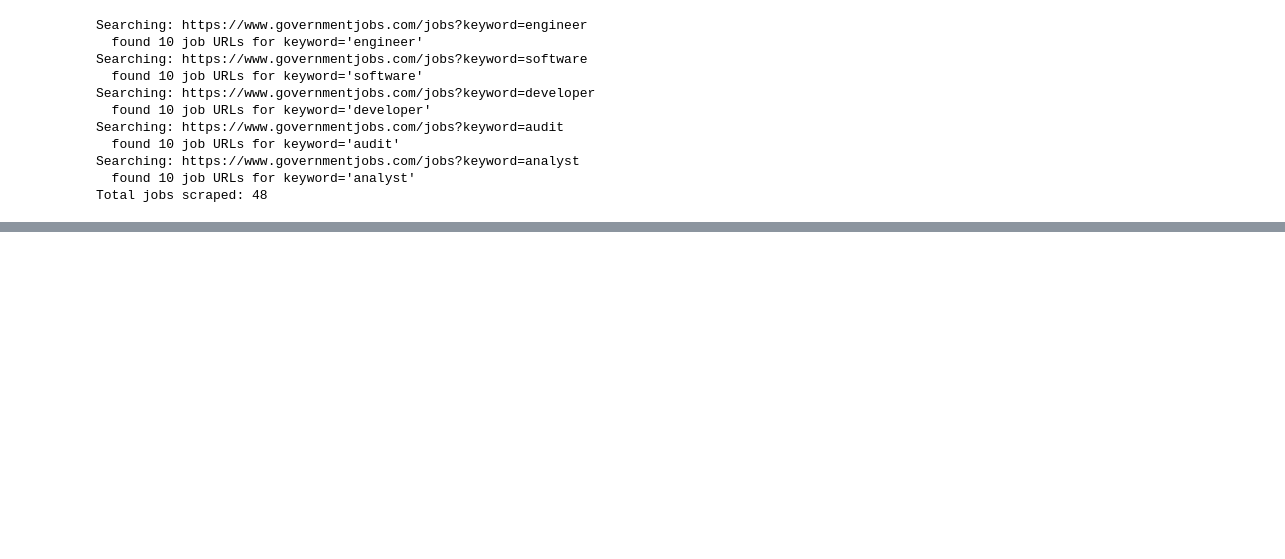
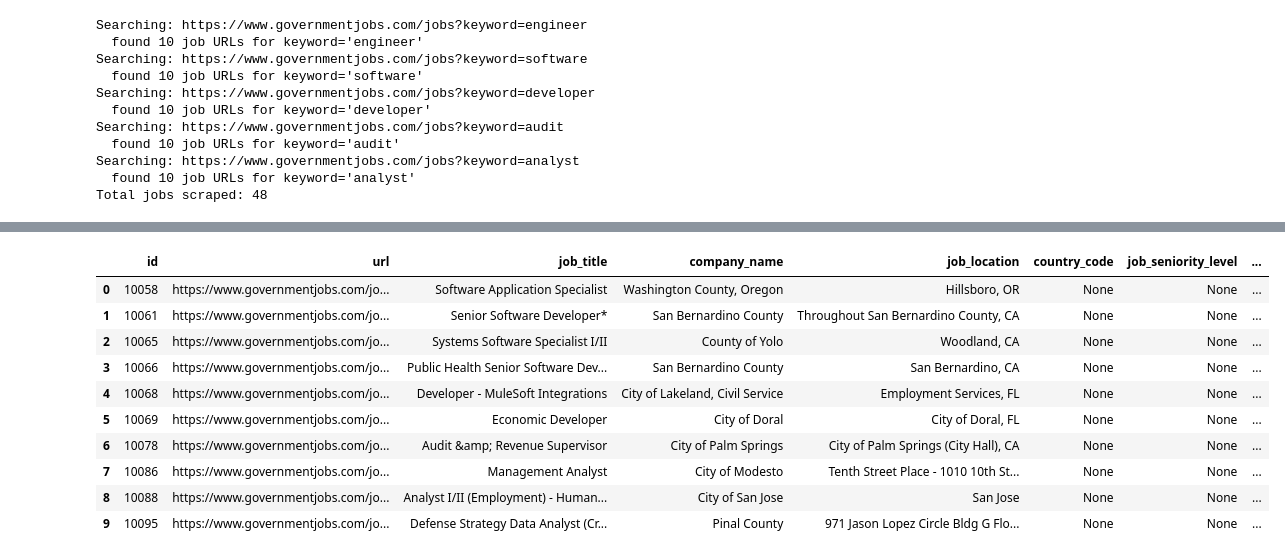
Before and after one commit to lramos0/how-I-met-my-job, a Jupyter notebook: admin-scripts/government-jobs-scraper.ipynb, the cells around one changed output, grey strips where cells are left out. Cells and saved outputs as stored; diff of their text form; code cells hidden in the pictures; blank space fills up the shorter version.

Commit message:
LOG: persistence of scraped government jobs

```diff
--- a/admin-scripts/government-jobs-scraper.ipynb
+++ b/admin-scripts/government-jobs-scraper.ipynb
@@ -250,0 +397,47 @@ df_gold
+# %%
+def fetch_job_listings_last_7_days():
+    # 1) Compute cutoff timestamp (UTC, 7 days ago)
+    cutoff = datetime.now(timezone.utc) - timedelta(days=7)
+    cutoff_iso = cutoff.isoformat()
+
+    # 2) Build REST URL with filter: job_posted_date >= cutoff
+    # PostgREST syntax: ?job_posted_date=gte.<value>
+    url = (
+        f"{SUPABASE_URL}/rest/v1/{TABLE_NAME}"
+        f"?select=*"
+        f"&job_posted_date=gte.{cutoff_iso}"
+    )
+
+    headers = {
+        "apikey": SUPABASE_KEY,
+        "Authorization": f"Bearer {SUPABASE_KEY}",
+    }
+
+    resp = requests.get(url, headers=headers)
+    try:
+        data = resp.json()
+    except Exception:
+        print("❌ Could not parse JSON:", resp.status_code, resp.text)
+        return None
+
+    if isinstance(data, dict) and "message" in data:
+        print("❌ Supabase error:", data)
+        return None
+
+    return pd.DataFrame(data)
+
+# Fetch & display jobs from last 7 days
+df_last_7 = fetch_job_listings_last_7_days()
+df_last_7
+# %% [output]
+|  | id | url | job_title | company_name | job_location | country_code | job_seniority_level | ... |
+| 0 | 10058 | https://www.governmentjobs.com/jo... | Software Application Specialist | Washington County, Oregon | Hillsboro, OR | None | None | ... |
+| 1 | 10061 | https://www.governmentjobs.com/jo... | Senior Software Developer* | San Bernardino County | Throughout San Bernardino County, CA | None | None | ... |
+| 2 | 10065 | https://www.governmentjobs.com/jo... | Systems Software Specialist I/II | County of Yolo | Woodland, CA | None | None | ... |
+| 3 | 10066 | https://www.governmentjobs.com/jo... | Public Health Senior Software Dev... | San Bernardino County | San Bernardino, CA | None | None | ... |
+| 4 | 10068 | https://www.governmentjobs.com/jo... | Developer - MuleSoft Integrations | City of Lakeland, Civil Service | Employment Services, FL | None | None | ... |
+| 5 | 10069 | https://www.governmentjobs.com/jo... | Economic Developer | City of Doral | City of Doral, FL | None | None | ... |
+| 6 | 10078 | https://www.governmentjobs.com/jo... | Audit &amp; Revenue Supervisor | City of Palm Springs | City of Palm Springs (City Hall), CA | None | None | ... |
+| 7 | 10086 | https://www.governmentjobs.com/jo... | Management Analyst | City of Modesto | Tenth Street Place - 1010 10th St... | None | None | ... |
+| 8 | 10088 | https://www.governmentjobs.com/jo... | Analyst I/II (Employment) - Human... | City of San Jose | San Jose | None | None | ... |
+| 9 | 10095 | https://www.governmentjobs.com/jo... | Defense Strategy Data Analyst (Cr... | Pinal County | 971 Jason Lopez Circle Bldg G Flo... | None | None | ... |
```
Also changed, not shown: parts of 4 cells of this notebook, 1 other file.
